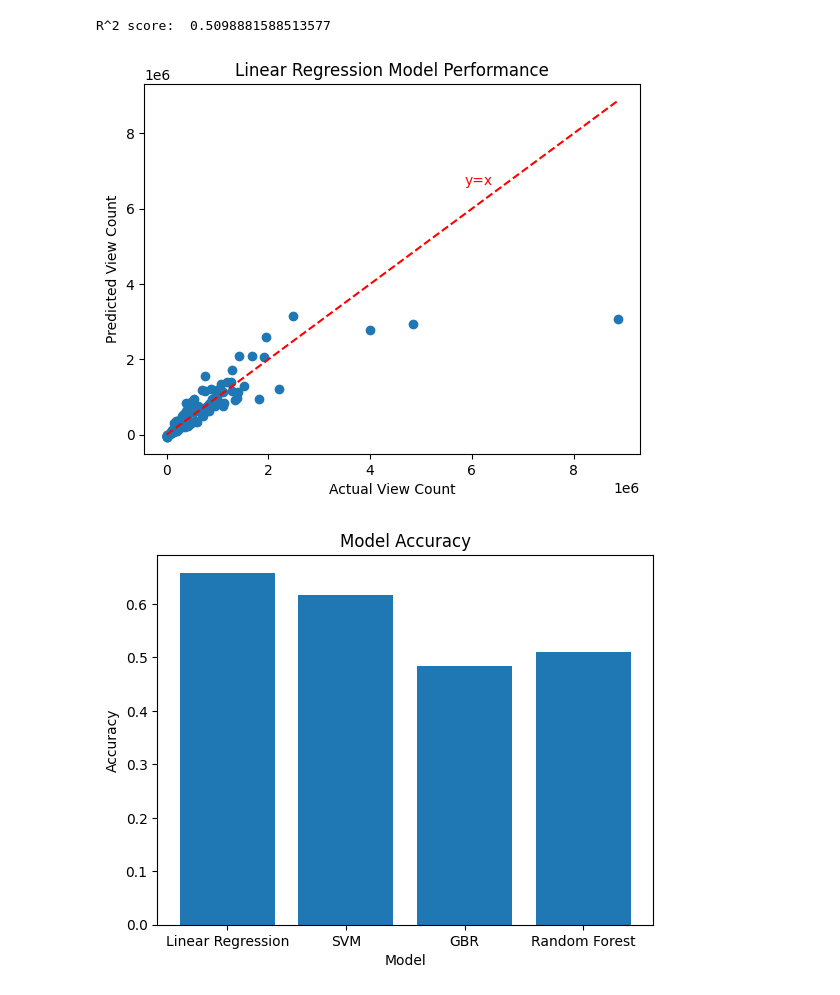
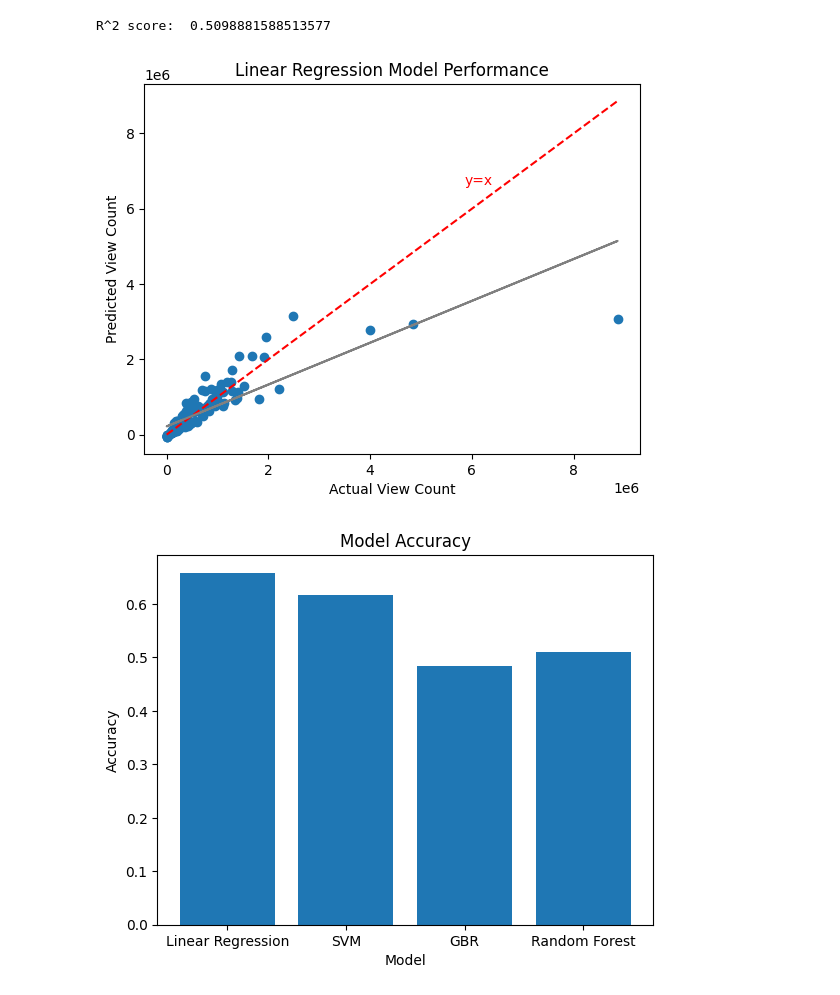
Before and after one commit to limcatcat/practice, a Jupyter notebook: youtube_analytics.ipynb, the cells around one changed output. Saved outputs shown, nothing was run; the diff lists cells and outputs as text; code cells hidden in the pictures.

```diff
--- a/youtube_analytics.ipynb
+++ b/youtube_analytics.ipynb
@@ -165,17 +165,20 @@ R^2 score:  0.5098881588513577
 # %%
 import matplotlib.pyplot as plt
 
 
 # create a scatter plot of actual vs predicted values
 plt.scatter(y_test, y_pred)
 plt.xlabel('Actual View Count')
 plt.ylabel('Predicted View Count')
 plt.title('Linear Regression Model Performance')
+
 plt.plot([min(y_test), max(y_test)], [min(y_test), max(y_test)], '--', color="red")
 plt.text(max(y_test)*0.66, max(y_test)*0.75, 'y=x', color='red')
+
+plt.plot(y_test, slope*y_test + intercept, color='gray') # linear regression line
 plt.show()
 # %% [output]
-[figure, old version]
+[figure, new version]
 # %%
 import matplotlib.pyplot as plt
 
```
